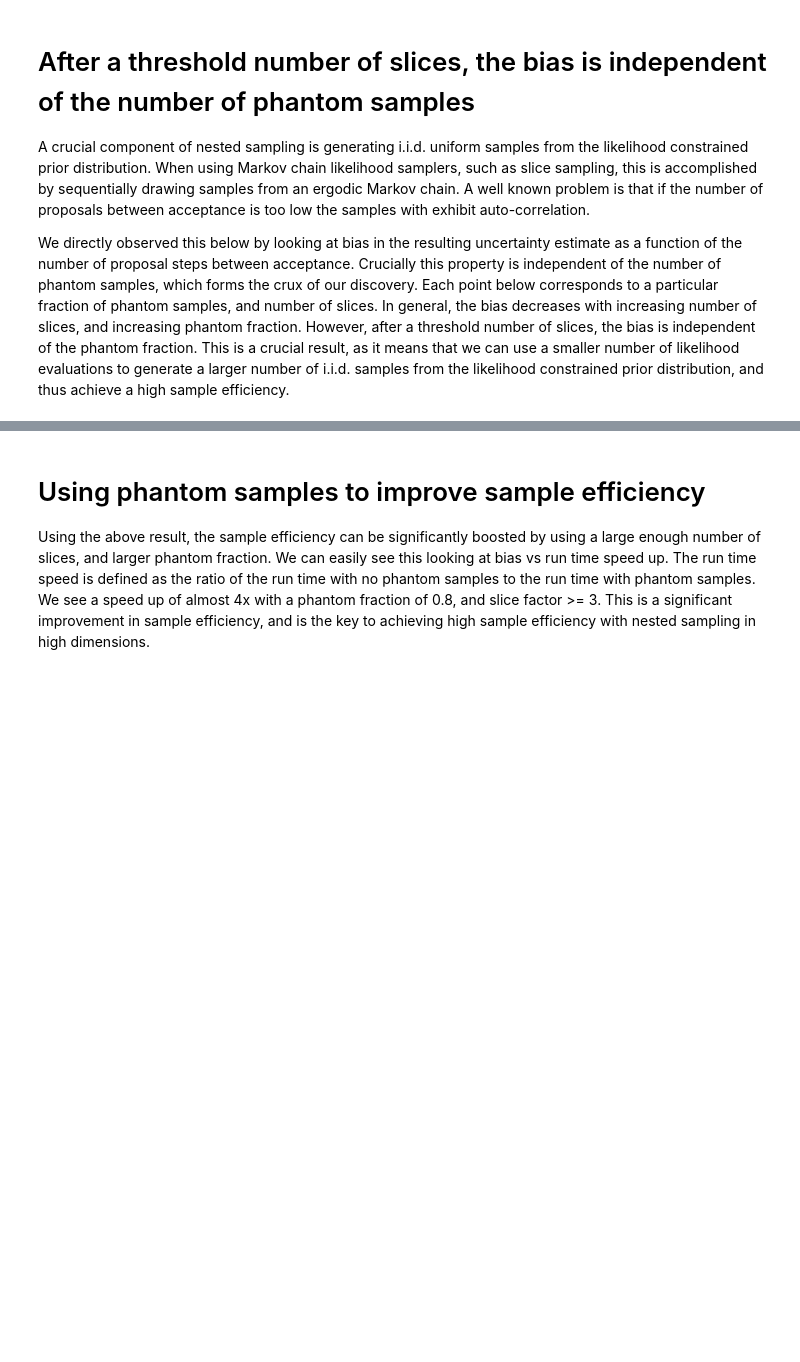
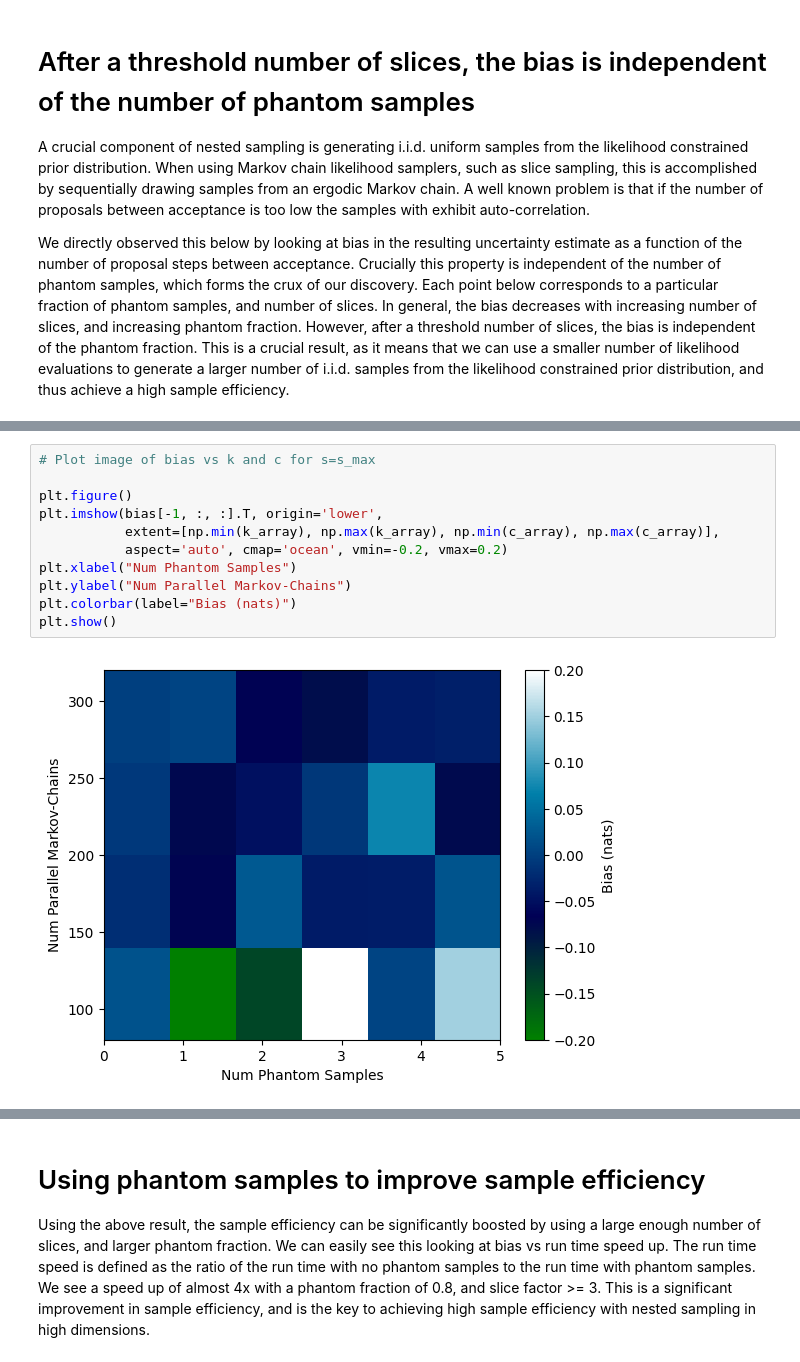
Before and after one commit to Joshuaalbert/jaxns, a Jupyter notebook: docs/papers/phantom-powered-nested-sampling/phantom_bias_tradeoff.ipynb, the cells around one changed output, grey strips where cells are left out. Saved outputs shown, nothing was run; the diff lists cells and outputs as text; blank space fills up the shorter version.

```diff
--- a/docs/papers/phantom-powered-nested-sampling/phantom_bias_tradeoff.ipynb
+++ b/docs/papers/phantom-powered-nested-sampling/phantom_bias_tradeoff.ipynb
@@ -43,0 +145,13 @@ We directly observed this below by looking at bias in the resulting uncertainty
+# %%
+# Plot image of bias vs k and c for s=s_max
+
+plt.figure()
+plt.imshow(bias[-1, :, :].T, origin='lower',
+           extent=[np.min(k_array), np.max(k_array), np.min(c_array), np.max(c_array)],
+           aspect='auto', cmap='ocean', vmin=-0.2, vmax=0.2)
+plt.xlabel("Num Phantom Samples")
+plt.ylabel("Num Parallel Markov-Chains")
+plt.colorbar(label="Bias (nats)")
+plt.show()
+# %% [output]
+[figure, added]
```
Also changed, not shown: parts of 17 cells of this notebook, 5 other files.
